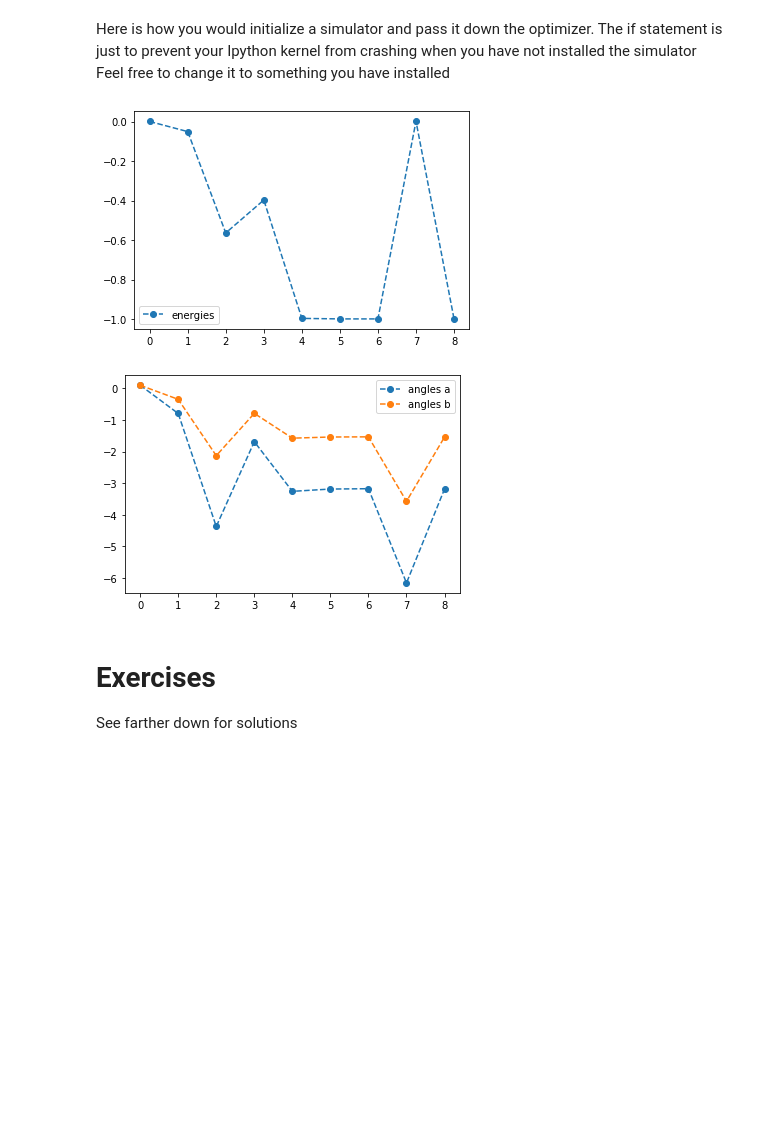
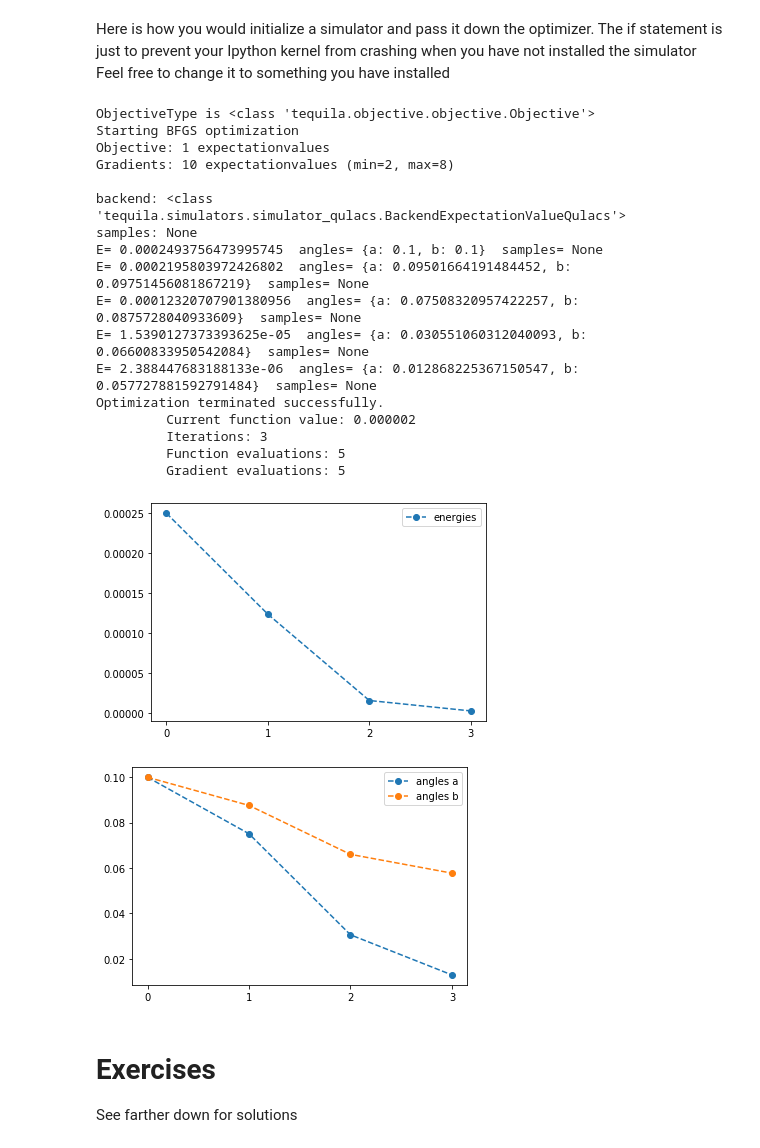
Before and after one commit to tequilahub/tequila, a Jupyter notebook: tutorials/SciPyOptimizers.ipynb, the cells around one changed output. Drawn from its saved outputs; the diff is of its cells as text; code cells hidden in the pictures; blank space fills up the shorter version.

```diff
--- a/tutorials/SciPyOptimizers.ipynb
+++ b/tutorials/SciPyOptimizers.ipynb
@@ -137,5 +166,6 @@ Don't excpect miracles from the optimizer, you might need to hit return a few ti
 # %%
 O = tq.Objective.ExpectationValue(U=U, H=H)
-result = tq.optimizer_scipy.minimize(objective=O, samples=1000, method="Powell")
+result = tq.optimizer_scipy.minimize(objective=O, initial_values = {"a": 0.012868225367150547, "b": 0.057727881592791484}, tol=1.e-4, samples=1, method="Powell")
 result.history.plot('energies')
+print("result = ", result.energy)
 # %% [output]
@@ -169,16 +225,33 @@ Feel free to change it to something you have installed
 # %%
 if tq.simulators.HAS_QISKIT:
     O = tq.Objective.ExpectationValue(U=U, H=H)
     result = tq.optimizer_scipy.minimize(objective=O,
                                        initial_values=initial_values,
-                                       simulator=tq.simulators.SimulatorQiskit)
+                                       backend="qiskit")
     result.history.plot()
 # %% [output]
+ObjectiveType is <class 'tequila.objective.objective.Objective'>
+Starting BFGS optimization
+Objective: 1 expectationvalues
+Gradients: 10 expectationvalues (min=2, max=8)
+
+backend: <class 'tequila.simulators.simulator_qulacs.BackendExpectationValueQulacs'>
+samples: None
+E= 0.0002493756473995745  angles= {a: 0.1, b: 0.1}  samples= None
+E= 0.0002195803972426802  angles= {a: 0.09501664191484452, b: 0.09751456081867219}  samples= None
+E= 0.00012320707901380956  angles= {a: 0.07508320957422257, b: 0.0875728040933609}  samples= None
+E= 1.5390127373393625e-05  angles= {a: 0.030551060312040093, b: 0.06600833950542084}  samples= None
+E= 2.388447683188133e-06  angles= {a: 0.012868225367150547, b: 0.057727881592791484}  samples= None
+Optimization terminated successfully.
+         Current function value: 0.000002
+         Iterations: 3
+         Function evaluations: 5
+         Gradient evaluations: 5
-[figure, old version]
+[figure, new version]
 # %%
 result.history.plot('angles')
 # %% [output]
-[figure, old version]
+[figure, new version]
 # %% [markdown]
 # Exercises
 
```
Also changed, not shown: parts of 23 cells of this notebook, 5 other files.
